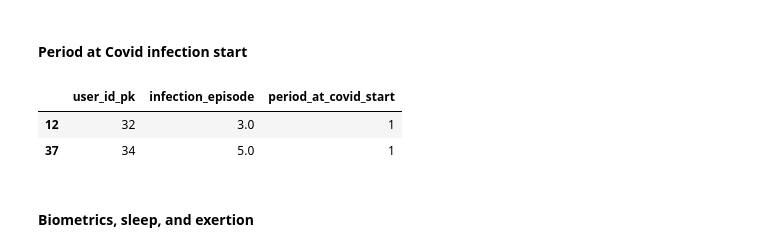
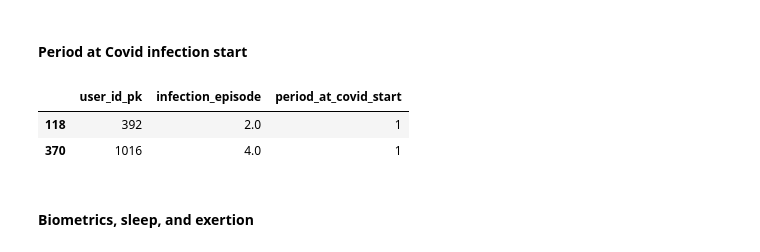
Before and after one commit to rmr284/Reinfections_Visible, a Jupyter notebook: data_preprocessing_final.ipynb, the cells around one changed output. Saved outputs shown, nothing was run; the diff lists cells and outputs as text; code cells hidden in the pictures.

```diff
--- a/data_preprocessing_final.ipynb
+++ b/data_preprocessing_final.ipynb
@@ -766,8 +785,8 @@ threshold_profiles = {
         'min_days_pre_symp': 12,
         'min_days_post_symp': 12,
         'min_days_acute_symp': 5,
-        'min_days_pre_biom': 5,
-        'min_days_post_biom': 5,
+        'min_days_pre_biom': 7,
+        'min_days_post_biom': 7,
         'min_days_acute_biom': 4,
         'min_days_pre_exert': 7,
         'min_days_post_exert': 7,
@@ -833,25 +852,16 @@ def filter_infection_episodes(df, profile_name='strict', return_violations=False
 
     return filtered_df
 # %%
-combined_df_filt_3_strict = filter_infection_episodes(combined_df_filt_2, profile_name='strict', return_violations=False)
-combined_df_filt_3_loose = filter_infection_episodes(combined_df_filt_2, profile_name='loose', return_violations=False)
+if run_label in ['C', 'D']:
+    combined_df_filt_3 = filter_infection_episodes(combined_df_filt_2, profile_name='strict', return_violations=False)
+    print(f"After filtering for valid infection episodes (strict):")
+else:
+    combined_df_filt_3 = filter_infection_episodes(combined_df_filt_2, profile_name='loose', return_violations=False)
+    print(f"After filtering for valid infection episodes (loose):")
 
-# Creating different versions to try in model
-if data_type == 'loose':
-    combined_df_filt_3 = combined_df_filt_3_loose.copy()
-else:
-    combined_df_filt_3 = combined_df_filt_3_strict.copy()
-
-print(f"After filtering for valid infection episodes (strict):")
-print(f" - # of participants: {combined_df_filt_3_strict['user_id_pk'].nunique()}")
-print(f" - # of entries: {len(combined_df_filt_3_strict)}")
-print(f" - # of unique user-date-variable entries: {combined_df_filt_3_strict[['user_id_pk', 'observation_date_pk', 'health_variable_id_pk']].drop_duplicates().shape[0]}")
-print(f" - # of unique user-infection entries: {combined_df_filt_3_strict[['user_id_pk', 'infection_episode']].drop_duplicates().shape[0]}")
-
-print(f"After filtering for valid infection episodes (loose):")
-print(f" - # of participants: {combined_df_filt_3_loose['user_id_pk'].nunique()}")
-print(f" - # of entries: {len(combined_df_filt_3_loose)}")
-print(f" - # of unique user-date-variable entries: {combined_df_filt_3_loose[['user_id_pk', 'observation_date_pk', 'health_variable_id_pk']].drop_duplicates().shape[0]}")
-print(f" - # of unique user-infection entries: {combined_df_filt_3_loose[['user_id_pk', 'infection_episode']].drop_duplicates().shape[0]}")
+print(f" - # of participants: {combined_df_filt_3['user_id_pk'].nunique()}")
+print(f" - # of entries: {len(combined_df_filt_3)}")
+print(f" - # of unique user-date-variable entries: {combined_df_filt_3[['user_id_pk', 'observation_date_pk', 'health_variable_id_pk']].drop_duplicates().shape[0]}")
+print(f" - # of unique user-infection entries: {combined_df_filt_3[['user_id_pk', 'infection_episode']].drop_duplicates().shape[0]}")
 # %% [output]
 After filtering for valid infection episodes (strict):
@@ -1001,32 +1006,32 @@ def prepare_metrics(df, target_types, exclude_phase, experience_flag=False, metr
 # %%
 # Step 1: Filter period entries (observation_value == 1 for period variable)
 period_df = model_df_no_dupes[(model_df_no_dupes['health_variable'] == 'period') & (model_df_no_dupes['observation_value'] == 1)
 ][['user_id_pk', 'infection_episode', 'observation_date_pk']].copy()
 
-# Step 2: Build a ±1-day window around infection start
+# Step 2: Build a ±2-day window around infection start
 infection_windows = infection_events.copy()
-infection_windows['start_minus1'] = infection_windows['infection_start_date'] - timedelta(days=1)
-infection_windows['start_plus1']  = infection_windows['infection_start_date'] + timedelta(days=1)
+infection_windows['start_minus2'] = infection_windows['infection_start_date'] - timedelta(days=2)
+infection_windows['start_plus2']  = infection_windows['infection_start_date'] + timedelta(days=2)
 
 # Step 3: Merge periods that fall within the ±1 day window
 # First, cross-merge only relevant users (makes it fast if both DataFrames are filtered first)
-period_merge = period_df.merge(infection_windows[['user_id_pk', 'infection_episode', 'infection_start_date', 'start_minus1', 'start_plus1']],
+period_merge = period_df.merge(infection_windows[['user_id_pk', 'infection_episode', 'infection_start_date', 'start_minus2', 'start_plus2']],
                                on=['user_id_pk', 'infection_episode'], how='inner')
 
 # Step 4: Check whether period falls in window
 in_window = period_merge[
-    (period_merge['observation_date_pk'] >= period_merge['start_minus1']) &
-    (period_merge['observation_date_pk'] <= period_merge['start_plus1'])
+    (period_merge['observation_date_pk'] >= period_merge['start_minus2']) &
+    (period_merge['observation_date_pk'] <= period_merge['start_plus2'])
 ]
 
 # Step 5: Mark period_during_inf as True for those episodes
 period_flag_df = in_window[['user_id_pk', 'infection_episode']].drop_duplicates()
 period_flag_df['period_at_covid_start'] = 1
 period_flag_df.head(2)
 # %% [output]
 |  | user_id_pk | infection_episode | period_at_covid_start |
-| 12 | 32 | 3.0 | 1 |
-| 37 | 34 | 5.0 | 1 |
+| 118 | 392 | 2.0 | 1 |
+| 370 | 1016 | 4.0 | 1 |
 # %% [markdown]
 #### Biometrics, sleep, and exertion
 # %%
```
Also changed, not shown: parts of 24 cells of this notebook.
